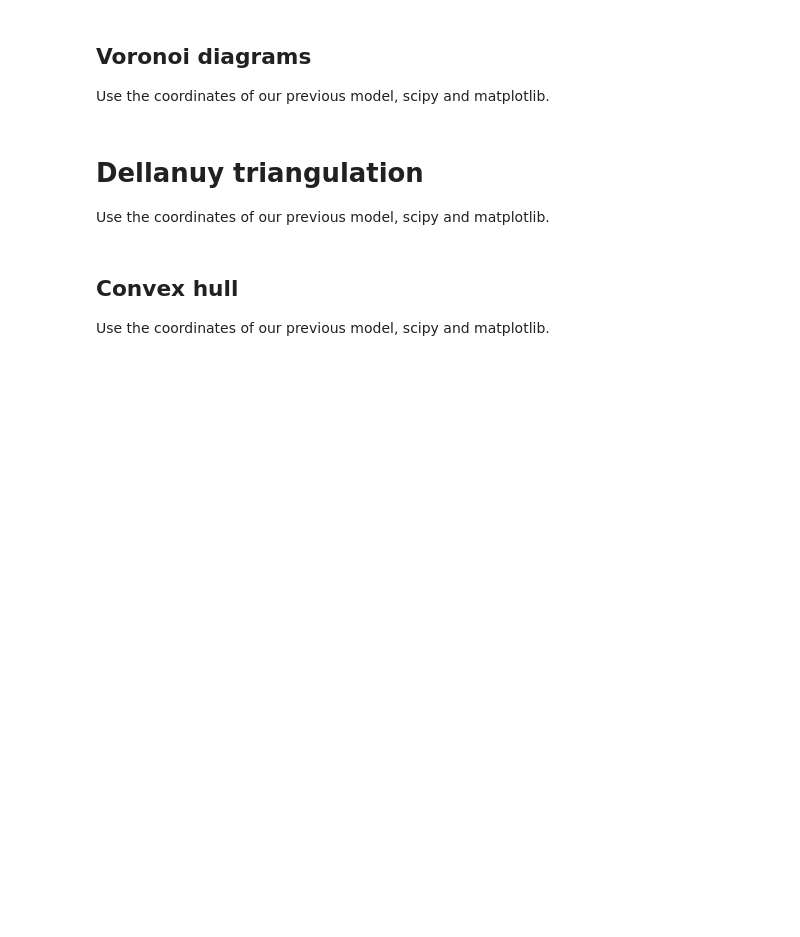
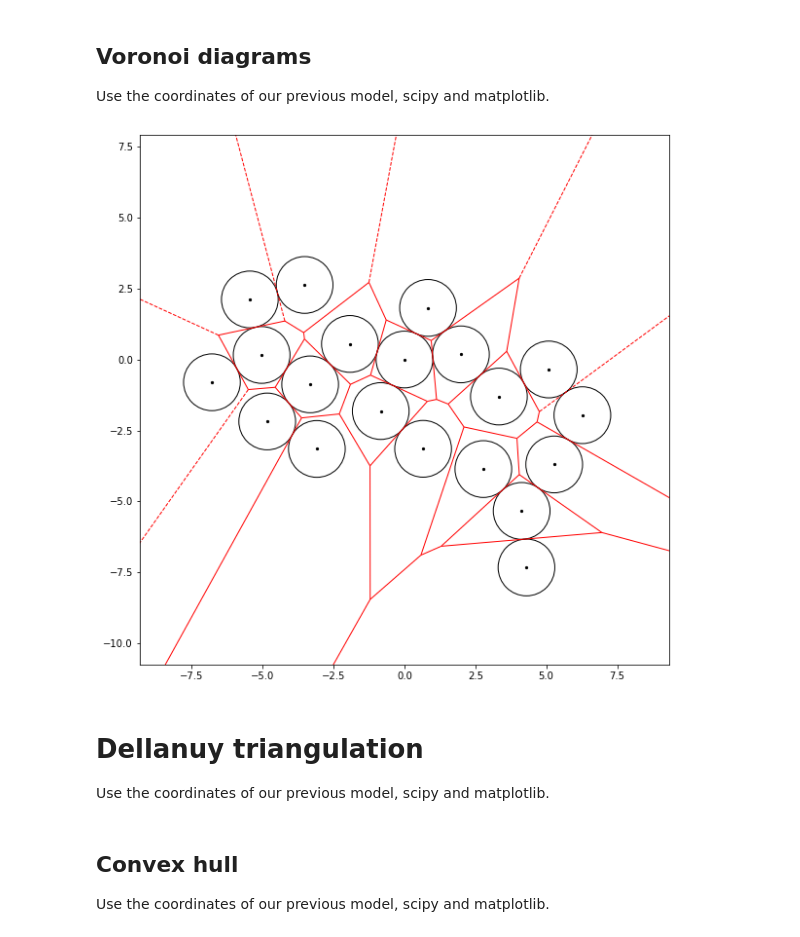
Before and after one commit to uibcdf/OpenPocket-Tools, a Jupyter notebook: Exercise-1/Diegos_Proposal.ipynb, the cells around one changed output. Drawn from its saved outputs; the diff is of its cells as text; code cells hidden in the pictures; blank space fills up the shorter version.

Commit message:
Adding the voronoi diagram to Diegos_Proposal.ipynb

```diff
--- a/Exercise-1/Diegos_Proposal.ipynb
+++ b/Exercise-1/Diegos_Proposal.ipynb
@@ -53,3 +55,23 @@ Use the coordinates of our previous model, scipy and matplotlib.
+# %%
+vor = Voronoi(positions, incremental=False)
+
+voronoi_plot_2d(vor, show_points=False, show_vertices=False, line_colors='r', s=4)
+
+ax=plt.gca()
+for ii in range(n_discs):
+    x,y = positions[ii,:]
+    ax.add_patch(plt.Circle(positions[ii,:], radius= radius, color='k', fill=False))
+
+plt.scatter(positions[:,0], positions[:,1], s=5, c='k')
+
+l_box = np.abs(positions).max() + 2*radius
+center = positions.mean(0)
+plt.axis('scaled')
+plt.xlim(-l_box+center[0],l_box+center[0])
+plt.ylim(-l_box+center[1],l_box+center[1])
+plt.show()
+# %% [output]
+[figure, added]
 # %% [markdown]
 # Dellanuy triangulation
 
```
Also changed, not shown: parts of 2 cells of this notebook.
